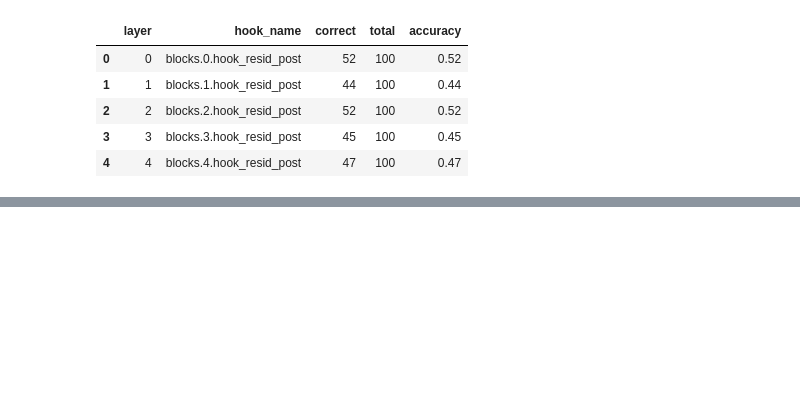
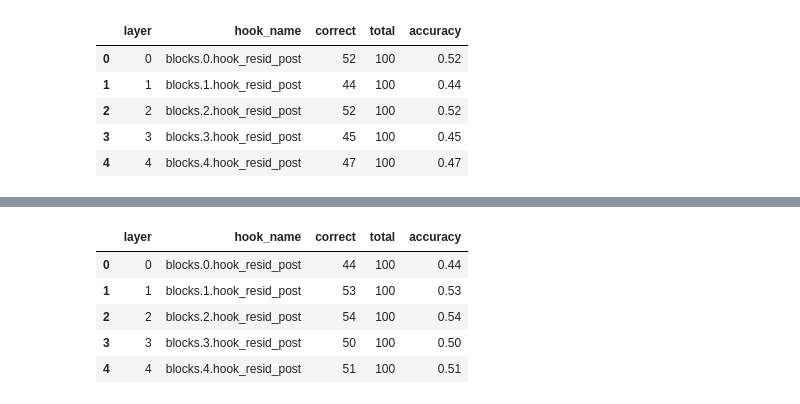
Before and after one commit to samrudh123/Viveka, a Jupyter notebook: svd/analysis.ipynb, the cells around one changed output, grey strips where cells are left out. Cells and saved outputs as stored; diff of their text form; code cells hidden in the pictures; blank space fills up the shorter version.

```diff
--- a/svd/analysis.ipynb
+++ b/svd/analysis.ipynb
@@ -17,0 +35,10 @@ fig.show()
+# %%
+df_2 = pd.read_csv('layer_ablation_results_3.csv')
+df_2.head()
+# %% [output]
+|  | layer | hook_name | correct | total | accuracy |
+| 0 | 0 | blocks.0.hook_resid_post | 44 | 100 | 0.44 |
+| 1 | 1 | blocks.1.hook_resid_post | 53 | 100 | 0.53 |
+| 2 | 2 | blocks.2.hook_resid_post | 54 | 100 | 0.54 |
+| 3 | 3 | blocks.3.hook_resid_post | 50 | 100 | 0.50 |
+| 4 | 4 | blocks.4.hook_resid_post | 51 | 100 | 0.51 |
```
Also changed, not shown: parts of 6 cells of this notebook, 3 other files.
